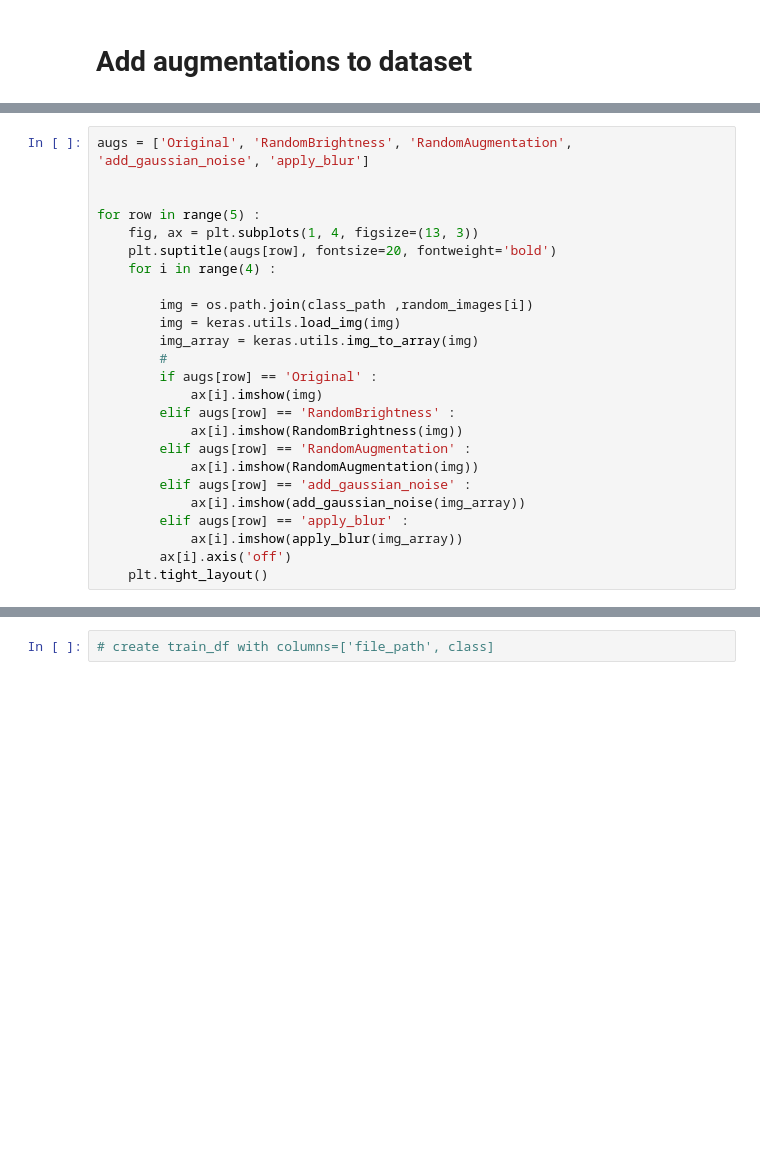
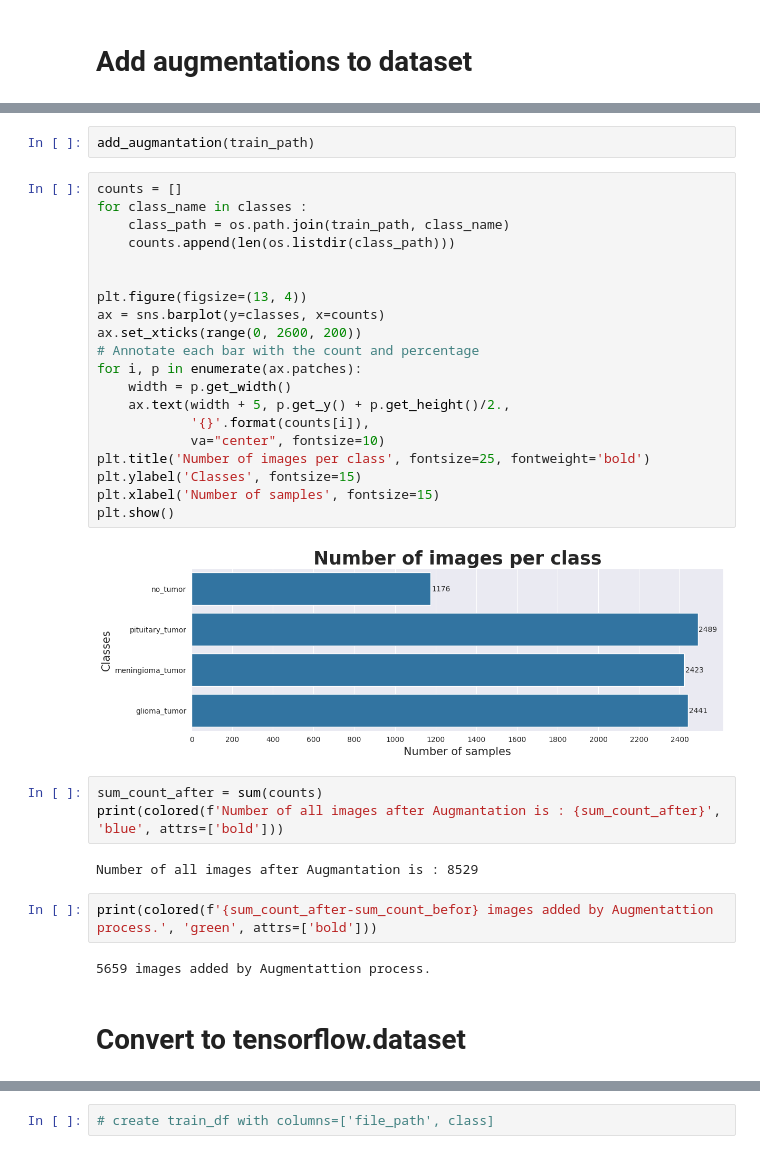
Before and after one commit to NimaPourmoradi/Brain_Tumor, a Jupyter notebook: Brain_Tumor_keras3.ipynb, the cells around one changed output, grey strips where cells are left out. Drawn from its saved outputs; the diff is of its cells as text; blank space fills up the shorter version.

```diff
--- a/Brain_Tumor_keras3.ipynb
+++ b/Brain_Tumor_keras3.ipynb
@@ -232,25 +183,0 @@ ax[1].imshow(cv2.blur(img, (5, 5)))
-# %%
-augs = ['Original', 'RandomBrightness', 'RandomAugmentation', 'add_gaussian_noise', 'apply_blur']
-
-
-for row in range(5) :
-    fig, ax = plt.subplots(1, 4, figsize=(13, 3))
-    plt.suptitle(augs[row], fontsize=20, fontweight='bold')
-    for i in range(4) :
-
-        img = os.path.join(class_path ,random_images[i])
-        img = keras.utils.load_img(img)
-        img_array = keras.utils.img_to_array(img)
-        #
-        if augs[row] == 'Original' :
-            ax[i].imshow(img)
-        elif augs[row] == 'RandomBrightness' :
-            ax[i].imshow(RandomBrightness(img))
-        elif augs[row] == 'RandomAugmentation' :
-            ax[i].imshow(RandomAugmentation(img))
-        elif augs[row] == 'add_gaussian_noise' :
-            ax[i].imshow(add_gaussian_noise(img_array))
-        elif augs[row] == 'apply_blur' :
-            ax[i].imshow(apply_blur(img_array))
-        ax[i].axis('off')
-    plt.tight_layout()
@@ -256,0 +222,35 @@ for row in range(5) :
+# %%
+add_augmantation(train_path)
+# %%
+counts = []
+for class_name in classes :
+    class_path = os.path.join(train_path, class_name)
+    counts.append(len(os.listdir(class_path)))
+
+
+plt.figure(figsize=(13, 4))
+ax = sns.barplot(y=classes, x=counts)
+ax.set_xticks(range(0, 2600, 200))
+# Annotate each bar with the count and percentage
+for i, p in enumerate(ax.patches):
+    width = p.get_width()
+    ax.text(width + 5, p.get_y() + p.get_height()/2.,
+            '{}'.format(counts[i]),
+            va="center", fontsize=10)
+plt.title('Number of images per class', fontsize=25, fontweight='bold')
+plt.ylabel('Classes', fontsize=15)
+plt.xlabel('Number of samples', fontsize=15)
+plt.show()
+# %% [output]
+[figure, added]
+# %%
+sum_count_after = sum(counts)
+print(colored(f'Number of all images after Augmantation is : {sum_count_after}', 'blue', attrs=['bold']))
+# %% [output]
+Number of all images after Augmantation is : 8529
+# %%
+print(colored(f'{sum_count_after-sum_count_befor} images added by Augmentattion process.', 'green', attrs=['bold']))
+# %% [output]
+5659 images added by Augmentattion process.
+# %% [markdown]
+# Convert to tensorflow.dataset
```
Also changed, not shown: parts of 37 cells of this notebook, 1 other file.
